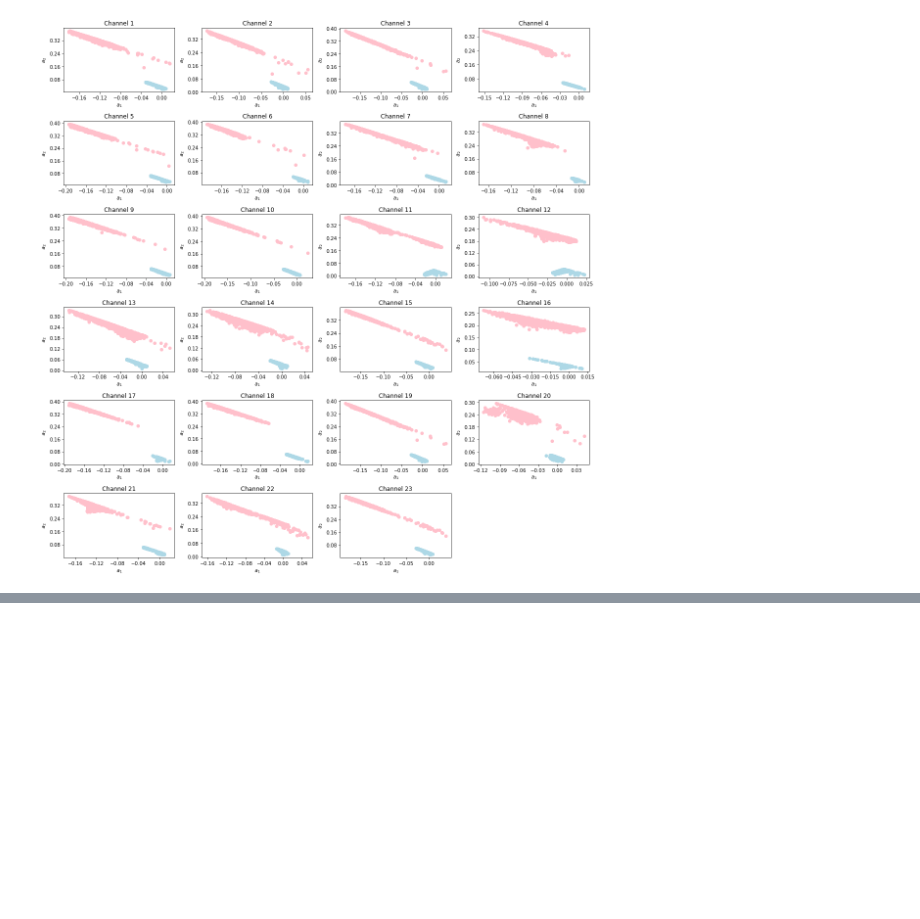
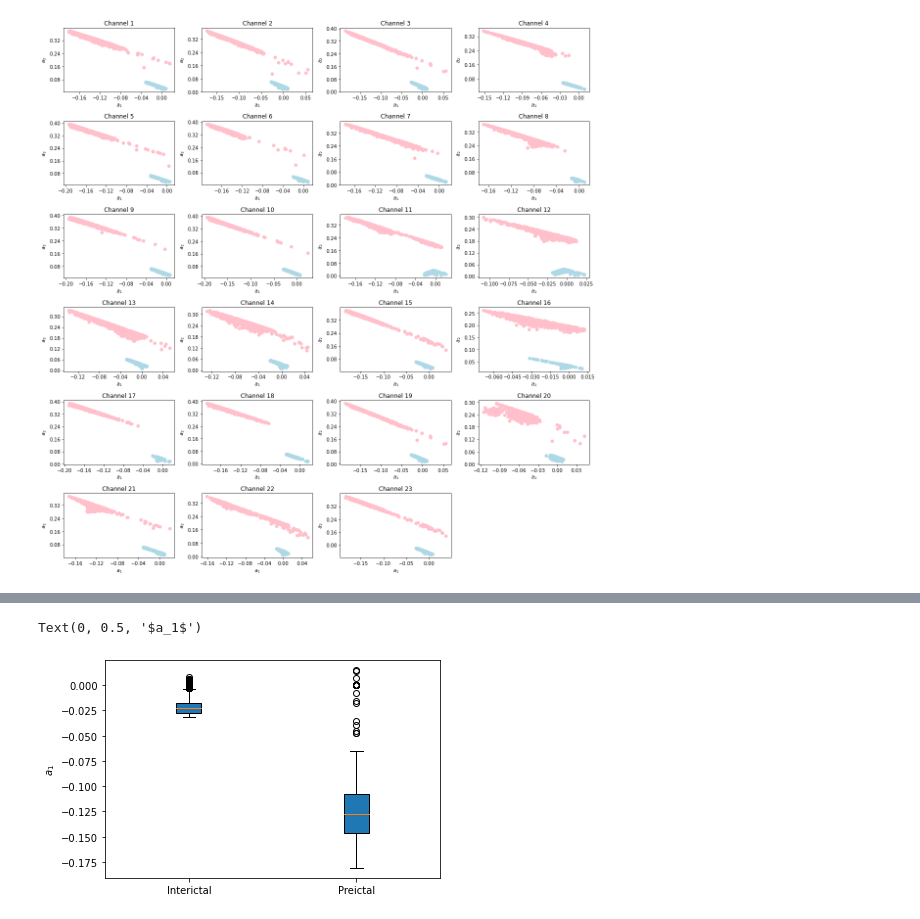
Before and after one commit to samisnotinsane/chbmit-seizure-prediction, a Jupyter notebook: classification/feature_visualise.ipynb, the cells around one changed output, grey strips where cells are left out. Drawn from its saved outputs; the diff is of its cells as text; code cells hidden in the pictures; blank space fills up the shorter version.

```diff
--- a/classification/feature_visualise.ipynb
+++ b/classification/feature_visualise.ipynb
@@ -34,0 +56,7 @@ plt.show()
+# %%
+bplot1 = plt.boxplot([interictal_a1, preictal_a1], patch_artist=True)
+plt.xticks([1, 2], ['Interictal', 'Preictal'])
+plt.ylabel('$a_1$')
+# %% [output]
+Text(0, 0.5, '$a_1$')
+[figure, added]
```
Also changed, not shown: parts of 6 cells of this notebook, 2 other files.
